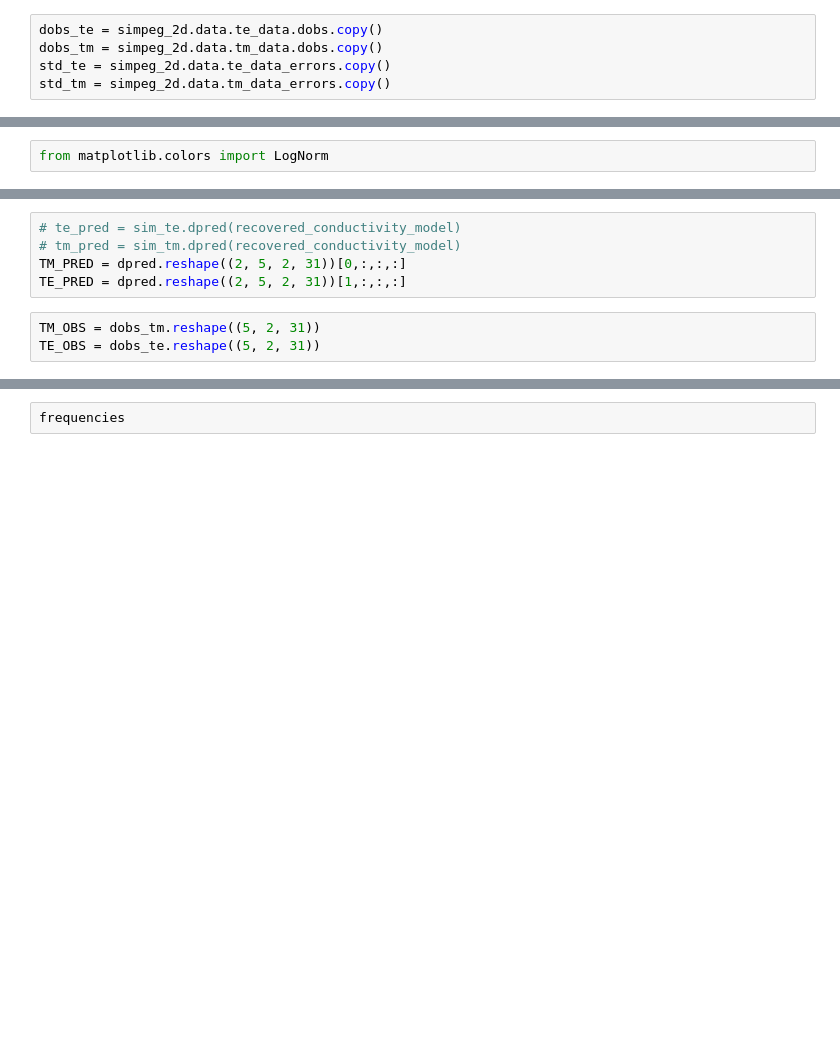
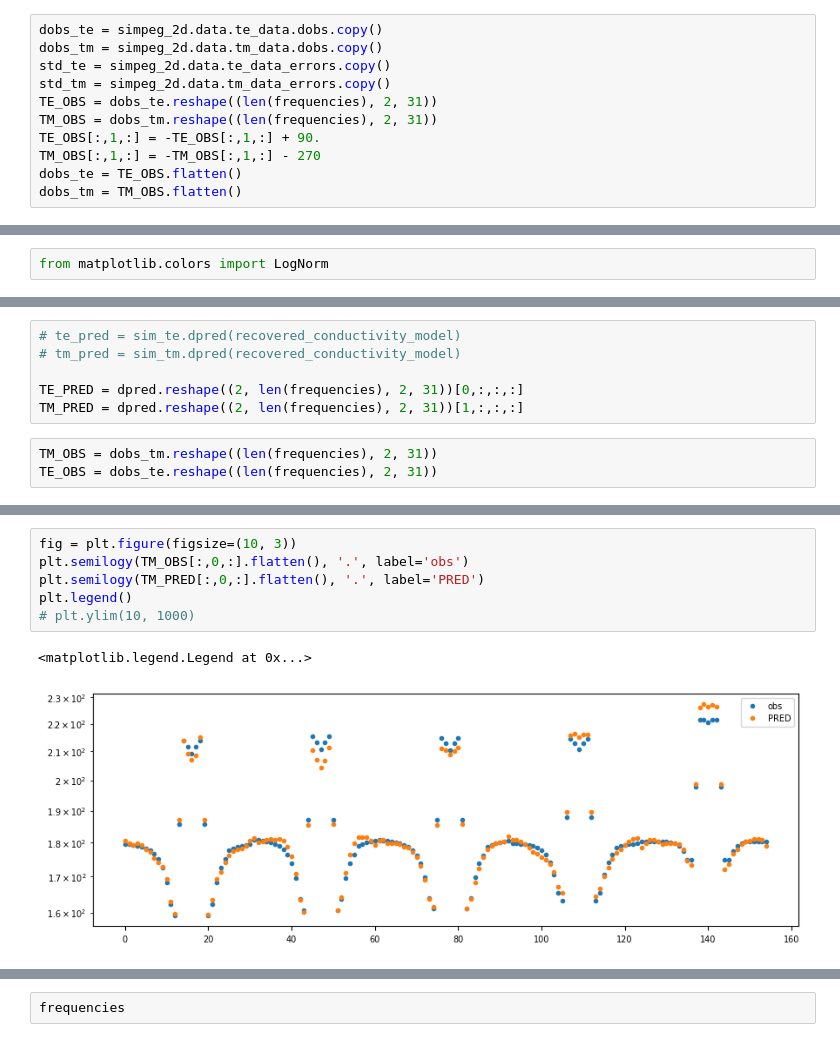
Before and after one commit to simpeg-research/earthscope-mt-course, a Jupyter notebook: notebooks/simpeg/13_2d_from_mtpy_example_sk.ipynb, the cells around one changed output, grey strips where cells are left out. Drawn from its saved outputs; the diff is of its cells as text; blank space fills up the shorter version.

```diff
--- a/notebooks/simpeg/13_2d_from_mtpy_example_sk.ipynb
+++ b/notebooks/simpeg/13_2d_from_mtpy_example_sk.ipynb
@@ -224,3 +280,9 @@ dobs_te = simpeg_2d.data.te_data.dobs.copy()
 dobs_tm = simpeg_2d.data.tm_data.dobs.copy()
 std_te = simpeg_2d.data.te_data_errors.copy()
 std_tm = simpeg_2d.data.tm_data_errors.copy()
+TE_OBS = dobs_te.reshape((len(frequencies), 2, 31))
+TM_OBS = dobs_tm.reshape((len(frequencies), 2, 31))
+TE_OBS[:,1,:] = -TE_OBS[:,1,:] + 90.
+TM_OBS[:,1,:] = -TM_OBS[:,1,:] - 270
+dobs_te = TE_OBS.flatten()
+dobs_tm = TM_OBS.flatten()
@@ -361,10 +428,11 @@ plt.ylim(-20000, 5000)
 # %%
 # te_pred = sim_te.dpred(recovered_conductivity_model)
 # tm_pred = sim_tm.dpred(recovered_conductivity_model)
-TM_PRED = dpred.reshape((2, 5, 2, 31))[0,:,:,:]
-TE_PRED = dpred.reshape((2, 5, 2, 31))[1,:,:,:]
+
+TE_PRED = dpred.reshape((2, len(frequencies), 2, 31))[0,:,:,:]
+TM_PRED = dpred.reshape((2, len(frequencies), 2, 31))[1,:,:,:]
 # %%
-TM_OBS = dobs_tm.reshape((5, 2, 31))
-TE_OBS = dobs_te.reshape((5, 2, 31))
+TM_OBS = dobs_tm.reshape((len(frequencies), 2, 31))
+TE_OBS = dobs_te.reshape((len(frequencies), 2, 31))
 # %%
 fig = plt.figure(figsize=(10, 3))
@@ -378,0 +446,9 @@ plt.legend()
+# %%
+fig = plt.figure(figsize=(10, 3))
+plt.semilogy(TM_OBS[:,0,:].flatten(), '.', label='obs')
+plt.semilogy(TM_PRED[:,0,:].flatten(), '.', label='PRED')
+plt.legend()
+# plt.ylim(10, 1000)
+# %% [output]
+<matplotlib.legend.Legend at 0x...>
+[figure, added]
```
Also changed, not shown: parts of 25 cells of this notebook.
